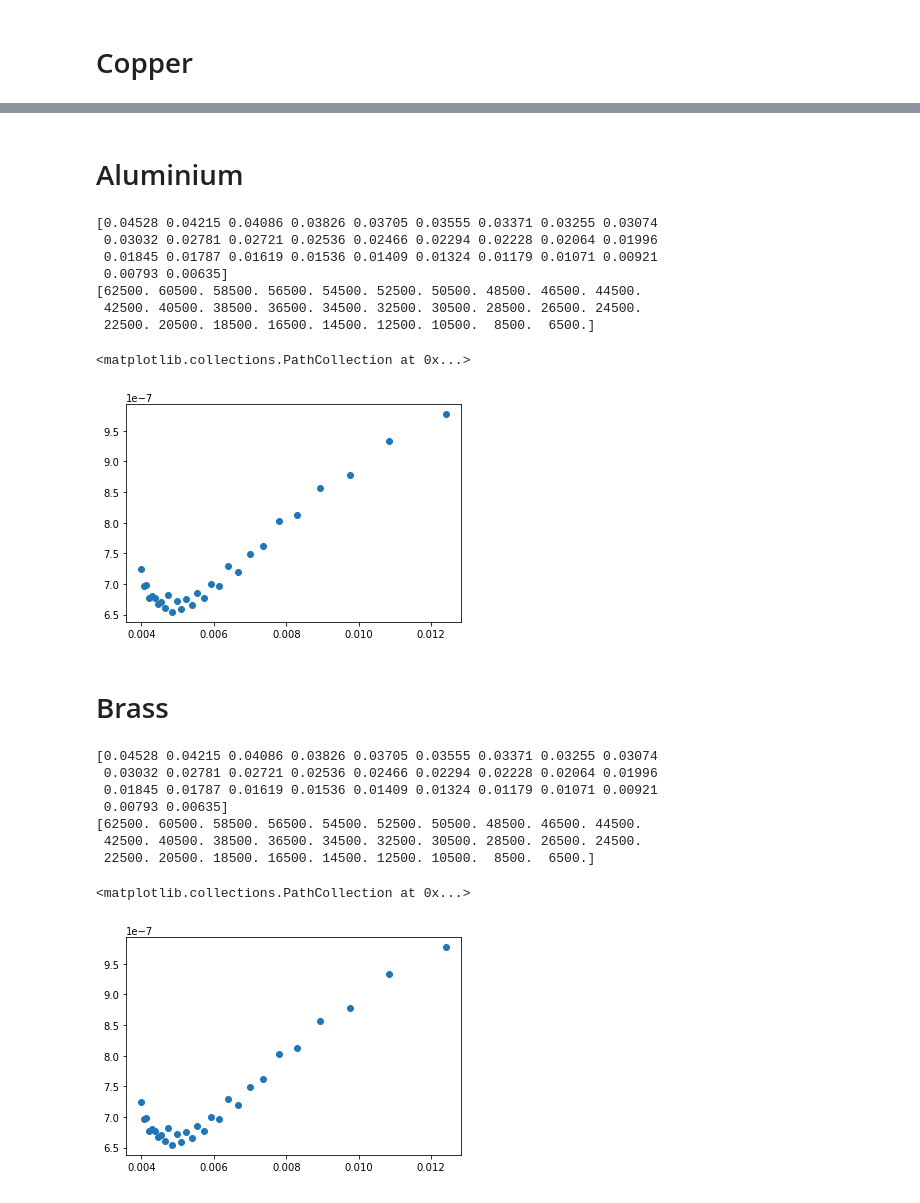
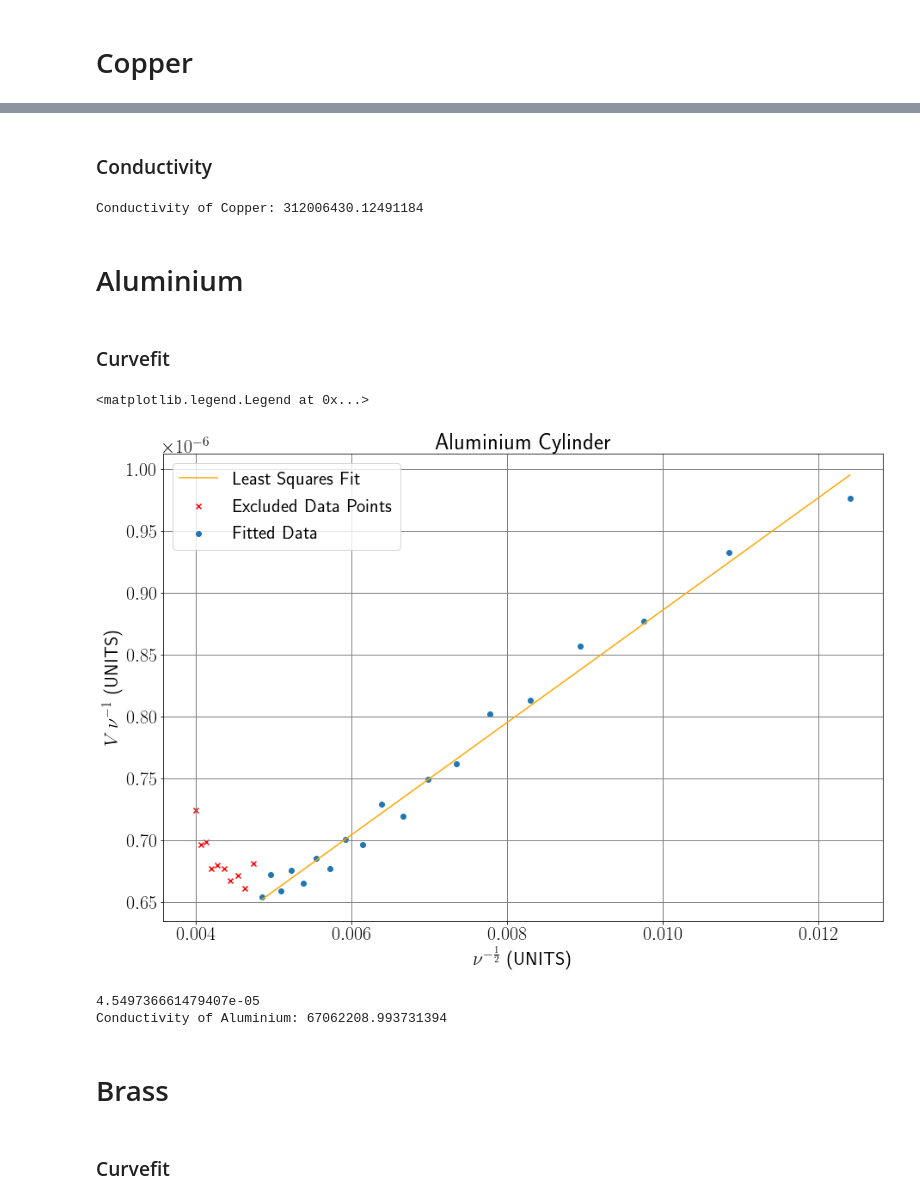
Before and after one commit to daraghhollman/UCD_PASS_Labs, a Jupyter notebook: Skin Depth/Python/Skin Depth.ipynb, the cells around one changed output, grey strips where cells are left out. Saved outputs shown, nothing was run; the diff lists cells and outputs as text; code cells hidden in the pictures.

Commit message:
labData210922

```diff
--- a/Skin Depth/Python/Skin Depth.ipynb
+++ b/Skin Depth/Python/Skin Depth.ipynb
@@ -1,6 +1,10 @@
 # %%
 import matplotlib.pyplot as plt
 import numpy as np
+
+# The below commands make the font and image size bigger
+plt.rcParams.update({'font.size': 22})
+plt.rcParams["figure.figsize"] = (15,10)
 # %%
 # Measured with a meter stick, unceratinly 0.5 mm
 solenoidLength = 389 # mm
@@ -63,0 +58,2 @@ plt.scatter(c_inverseF[18:], c_vOverF[18:]) # Need to adjust for units
+# %% [markdown]
+### Conductivity
@@ -64,20 +70,13 @@ plt.scatter(c_inverseF[18:], c_vOverF[18:]) # Need to adjust for units
+# %%
+print(f"Conductivity of Copper: {conductivity(cop_pars[0])}")
+# %% [output]
+Conductivity of Copper: 312006430.12491184
 # %% [markdown]
 # Aluminium
 # %%
 aData01 = np.loadtxt("aluminiumData200922.txt", skiprows=1)
 aluFrequency = np.array(aData01[:,0])
 aluVoltage = np.array(aData01[:,1])* 10**-3
-
-print(aluVoltage)
-print(aluFrequency)
-# %% [output]
-[0.04528 0.04215 0.04086 0.03826 0.03705 0.03555 0.03371 0.03255 0.03074
- 0.03032 0.02781 0.02721 0.02536 0.02466 0.02294 0.02228 0.02064 0.01996
- 0.01845 0.01787 0.01619 0.01536 0.01409 0.01324 0.01179 0.01071 0.00921
- 0.00793 0.00635]
-[62500. 60500. 58500. 56500. 54500. 52500. 50500. 48500. 46500. 44500.
- 42500. 40500. 38500. 36500. 34500. 32500. 30500. 28500. 26500. 24500.
- 22500. 20500. 18500. 16500. 14500. 12500. 10500.  8500.  6500.]
 # %%
 a_vOverF = list()
 
@@ -87,28 +86,42 @@ while i<len(aluVoltage):
     i+=1
 
 a_inverseF = [1/np.sqrt(el) for el in aluFrequency]
+# %% [markdown]
+### Curvefit
+# %%
+# Only taking the linear componenet of the data, as the higher frequencies divert from the expected results
+
+alu_pars, alu_cov = np.polyfit(a_inverseF[10:], a_vOverF[10:], 1, cov=True)
+
+def alu_fitting(x):
+    return alu_pars[0]*x + alu_pars[1]
 # %%
-plt.scatter(a_inverseF, a_vOverF)
+alu_xRange = np.linspace(a_inverseF[10], a_inverseF[-1], 100)
+
+plt.scatter(a_inverseF[:10], a_vOverF[:10], color="red", marker="x", label="Excluded Data Points") # Outliers
+plt.scatter(a_inverseF[10:], a_vOverF[10:], label="Fitted Data") # Fitted points
+plt.plot(alu_xRange, alu_fitting(alu_xRange), color="orange", label="Least Squares Fit")
+
+plt.grid(color='grey', linestyle='-', linewidth=1)
+plt.xlabel(r"$\nu^{-\frac{1}{2}}$ (UNITS)")
+plt.ylabel(r"$V\,\nu^{-1}$ (UNITS)")
+plt.title("Aluminium Cylinder")
+plt.legend()
 # %% [output]
-<matplotlib.collections.PathCollection at 0x...>
+<matplotlib.legend.Legend at 0x...>
-[figure, old version]
+[figure, new version]
+# %%
+print(alu_pars[0])
+print(f"Conductivity of Aluminium: {conductivity(alu_pars[0])}")
+# %% [output]
+4.549736661479407e-05
+Conductivity of Aluminium: 67062208.993731394
 # %% [markdown]
 # Brass
 # %%
 bData01 = np.loadtxt("brassData200922.txt", skiprows=1)
-braFrequency = np.array(aData01[:,0])
-braVoltage = np.array(aData01[:,1])* 10**-3
-
-print(braVoltage)
-print(braFrequency)
+braFrequency = np.array(bData01[:,0])
+braVoltage = np.array(bData01[:,1])* 10**-3
-# %% [output]
-[0.04528 0.04215 0.04086 0.03826 0.03705 0.03555 0.03371 0.03255 0.03074
- 0.03032 0.02781 0.02721 0.02536 0.02466 0.02294 0.02228 0.02064 0.01996
- 0.01845 0.01787 0.01619 0.01536 0.01409 0.01324 0.01179 0.01071 0.00921
- 0.00793 0.00635]
-[62500. 60500. 58500. 56500. 54500. 52500. 50500. 48500. 46500. 44500.
- 42500. 40500. 38500. 36500. 34500. 32500. 30500. 28500. 26500. 24500.
- 22500. 20500. 18500. 16500. 14500. 12500. 10500.  8500.  6500.]
 # %%
 b_vOverF = list()
 
@@ -118,8 +131,5 @@ while i<len(braVoltage):
     i+=1
 
 b_inverseF = [1/np.sqrt(el) for el in braFrequency]
-# %%
-plt.scatter(b_inverseF, b_vOverF)
-# %% [output]
-<matplotlib.collections.PathCollection at 0x...>
-[figure, removed]
+# %% [markdown]
+### Curvefit
```
Also changed, not shown: parts of 21 cells of this notebook, 2 other files.
